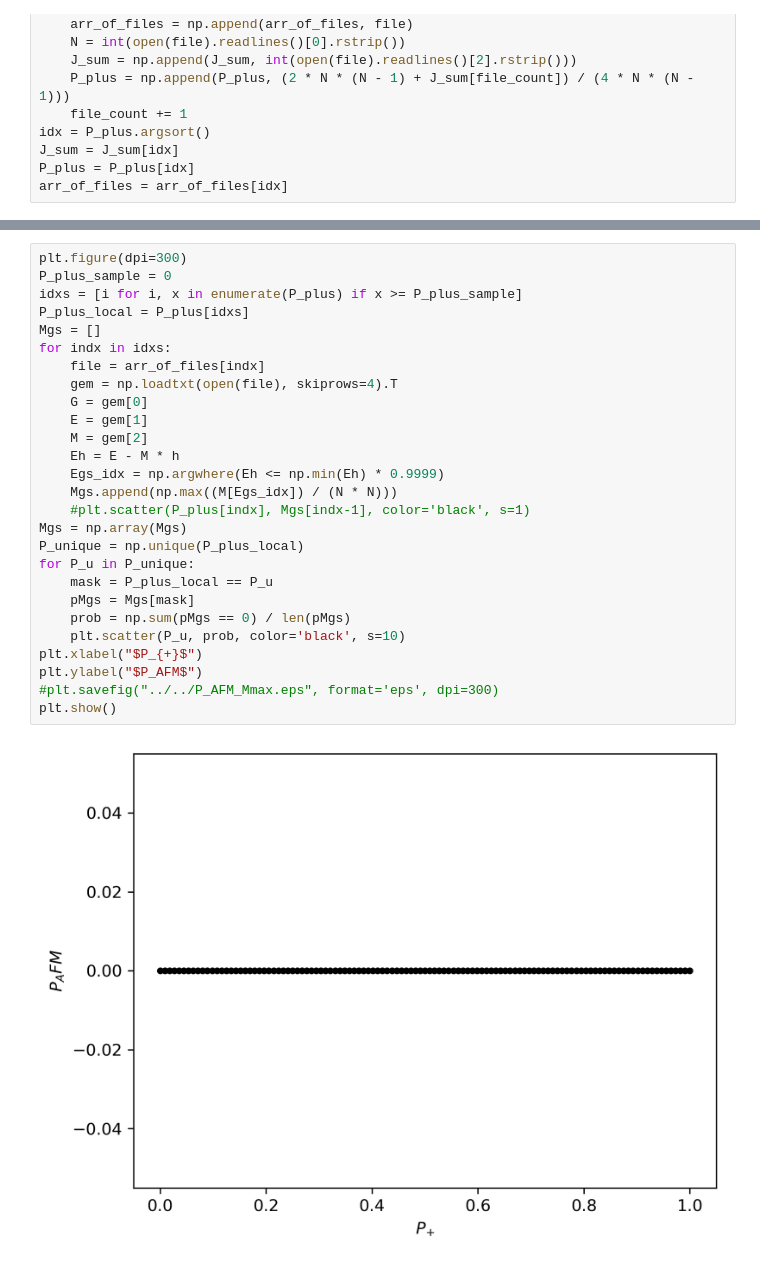
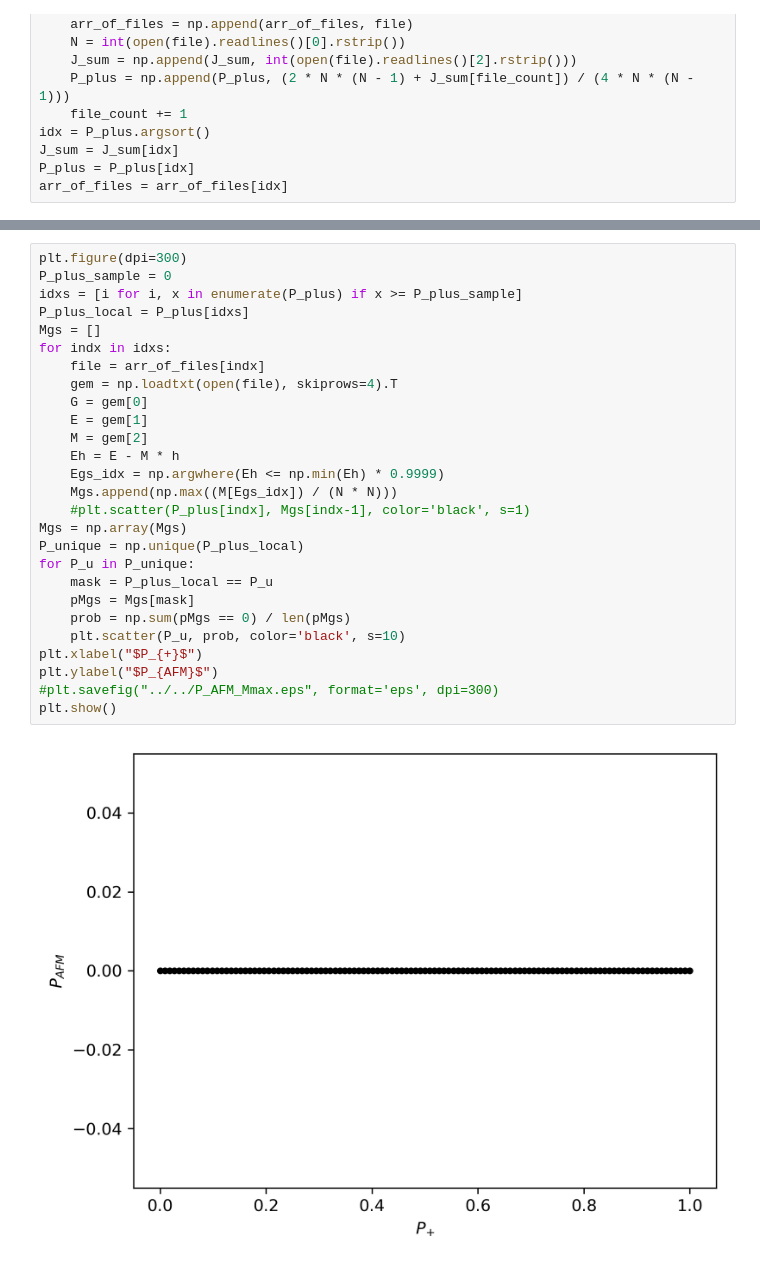
Before and after one commit to feirime/Ground-state-search-2D-Ising-model, a Jupyter notebook: images/scripts_and_programs/Entropy/Ggs(h).ipynb, the cells around one changed output, grey strips where cells are left out. Cells and saved outputs as stored; diff of their text form.

```diff
--- a/images/scripts_and_programs/Entropy/Ggs(h).ipynb
+++ b/images/scripts_and_programs/Entropy/Ggs(h).ipynb
@@ -50,32 +50,32 @@ plt.show()
 # %%
 plt.figure(dpi=300)
 P_plus_sample = 0
 idxs = [i for i, x in enumerate(P_plus) if x >= P_plus_sample]
 P_plus_local = P_plus[idxs]
 Mgs = []
 for indx in idxs:
     file = arr_of_files[indx]
     gem = np.loadtxt(open(file), skiprows=4).T
     G = gem[0]
     E = gem[1]
     M = gem[2]
     Eh = E - M * h
     Egs_idx = np.argwhere(Eh <= np.min(Eh) * 0.9999)
     Mgs.append(np.max((M[Egs_idx]) / (N * N)))
     #plt.scatter(P_plus[indx], Mgs[indx-1], color='black', s=1)
 Mgs = np.array(Mgs)
 P_unique = np.unique(P_plus_local)
 for P_u in P_unique:
     mask = P_plus_local == P_u
     pMgs = Mgs[mask]
     prob = np.sum(pMgs == 0) / len(pMgs)
     plt.scatter(P_u, prob, color='black', s=10)
 plt.xlabel("$P_{+}$")
-plt.ylabel("$P_AFM$")
+plt.ylabel("$P_{AFM}$")
 #plt.savefig("../../P_AFM_Mmax.eps", format='eps', dpi=300)
 plt.show()
 # %% [output]
-[figure, old version]
+[figure, new version]
 # %%
 plt.figure(dpi=300)
 P_plus_sample = 0
```
Also changed, not shown: parts of 2 cells of this notebook, 3 other files.
